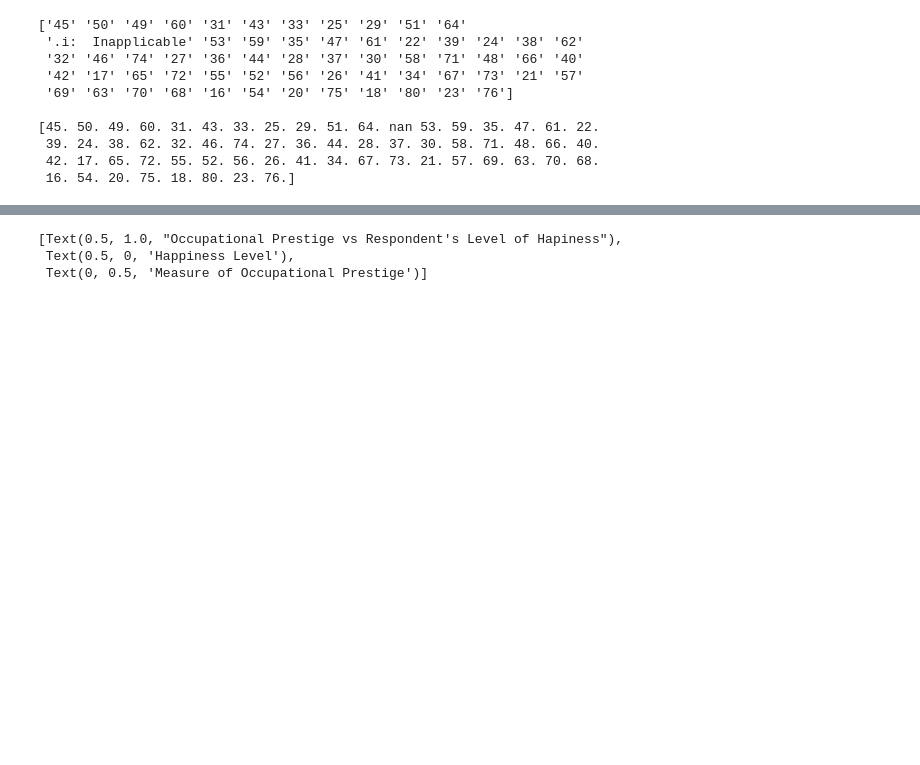
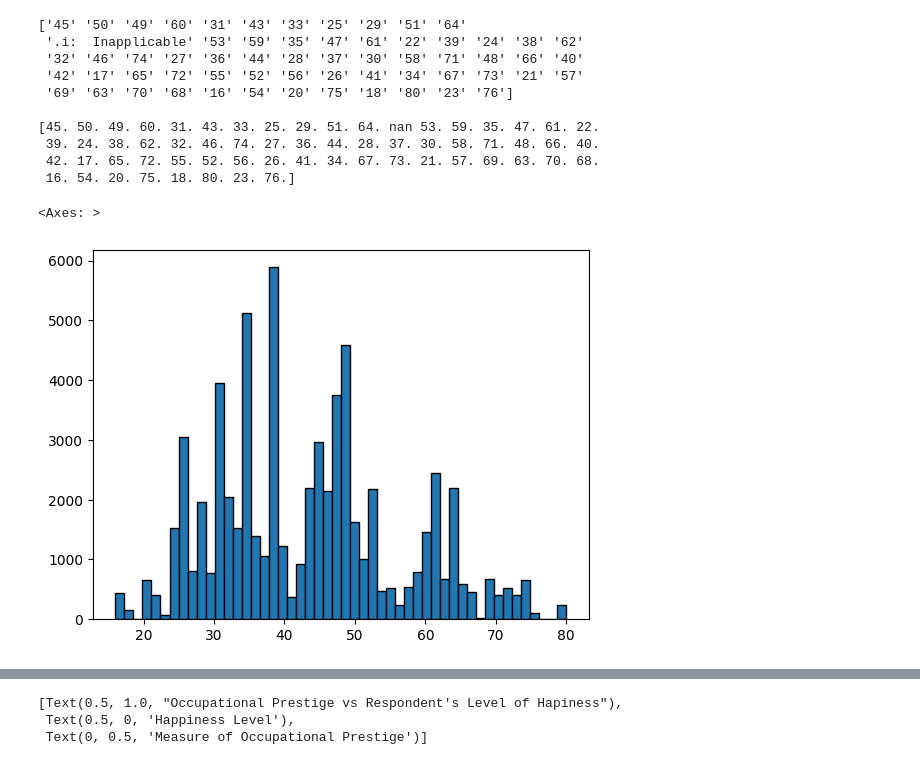
Before and after one commit to phipyao/ds3001-project_gss, a Jupyter notebook: project.ipynb, the cells around one changed output, grey strips where cells are left out. Cells and saved outputs as stored; diff of their text form; code cells hidden in the pictures; blank space fills up the shorter version.

```diff
--- a/project.ipynb
+++ b/project.ipynb
@@ -70,3 +109,8 @@ print(df[var].unique(),'\n')
  39. 24. 38. 62. 32. 46. 74. 27. 36. 44. 28. 37. 30. 58. 71. 48. 66. 40.
  42. 17. 65. 72. 55. 52. 56. 26. 41. 34. 67. 73. 21. 57. 69. 63. 70. 68.
  16. 54. 20. 75. 18. 80. 23. 76.]
+# %%
+df['prestg10'].hist(grid=False, edgecolor='Black', bins=50)
+# %% [output]
+<Axes: >
+[figure, added]
```
Also changed, not shown: parts of 15 cells of this notebook.
